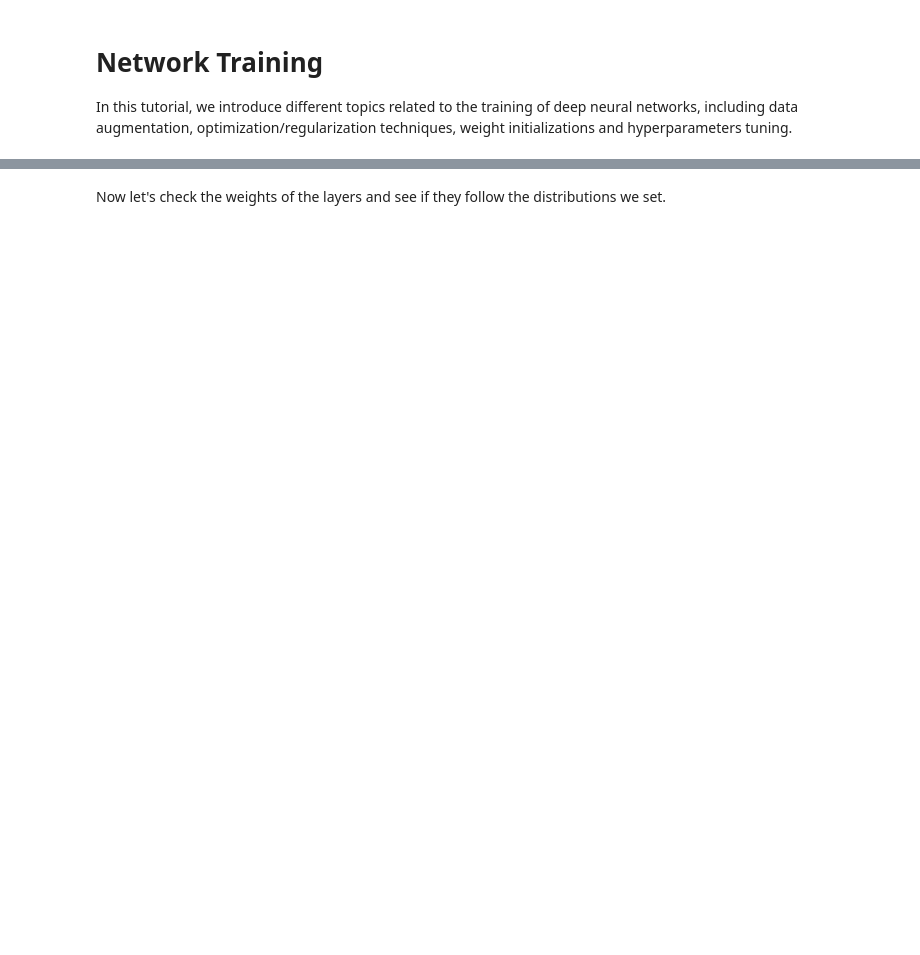
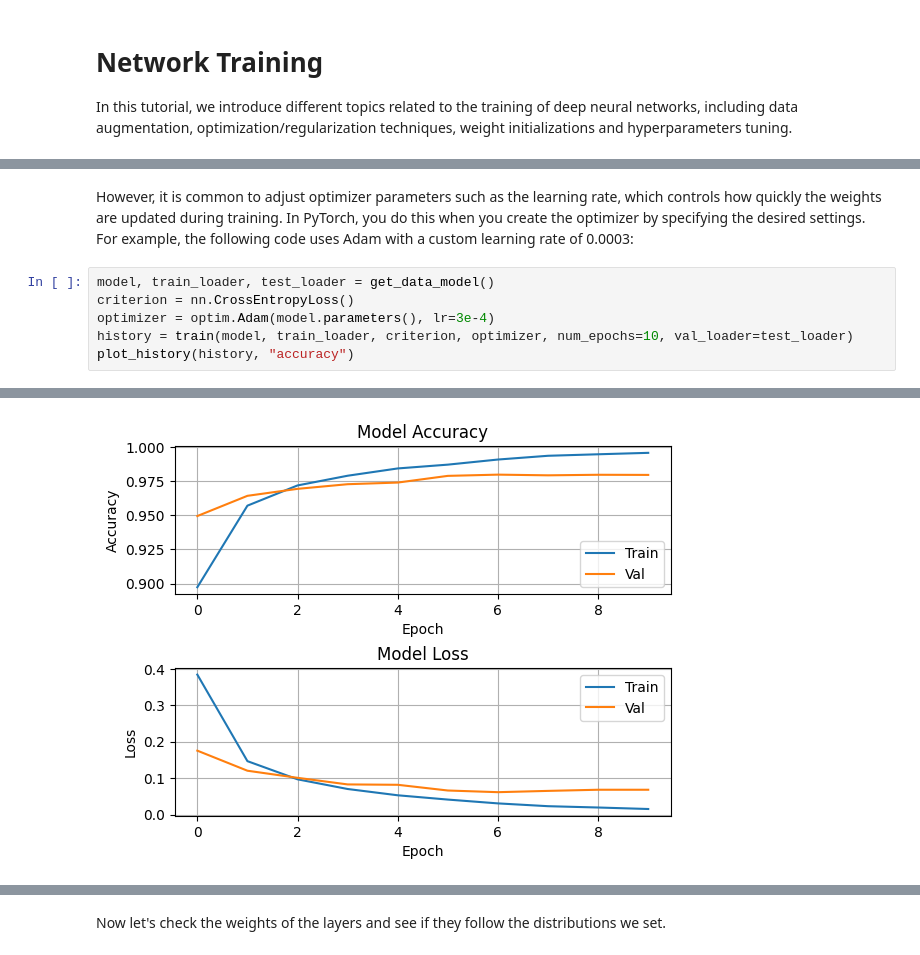
Before and after one commit to MatchLab-Imperial/deep-learning-course, a Jupyter notebook: 03_Network_Training.ipynb, the cells around one changed output, grey strips where cells are left out. Saved outputs shown, nothing was run; the diff lists cells and outputs as text; blank space fills up the shorter version.

```diff
--- a/03_Network_Training.ipynb
+++ b/03_Network_Training.ipynb
@@ -107,0 +200,9 @@ model.fit(x_train,y_train,batch_size=100, epochs=10, verbose=1,validation_data=(
+# %% [markdown]
+However, it is common to adjust optimizer parameters such as the learning rate, which controls how quickly the weights are updated during training. In PyTorch, you do this when you create the optimizer by specifying the desired settings. For example, the following code uses Adam with a custom learning rate of 0.0003:
+# %%
+model, train_loader, test_loader = get_data_model()
+criterion = nn.CrossEntropyLoss()
+optimizer = optim.Adam(model.parameters(), lr=3e-4)
+history = train(model, train_loader, criterion, optimizer, num_epochs=10, val_loader=test_loader)
+plot_history(history, "accuracy")
+# %% [output]
@@ -108,3 +219,4 @@ model.fit(x_train,y_train,batch_size=100, epochs=10, verbose=1,validation_data=(
+[figure, added]
 # %% [markdown]
 ## Initializers
 
```
Also changed, not shown: parts of 166 cells of this notebook.
